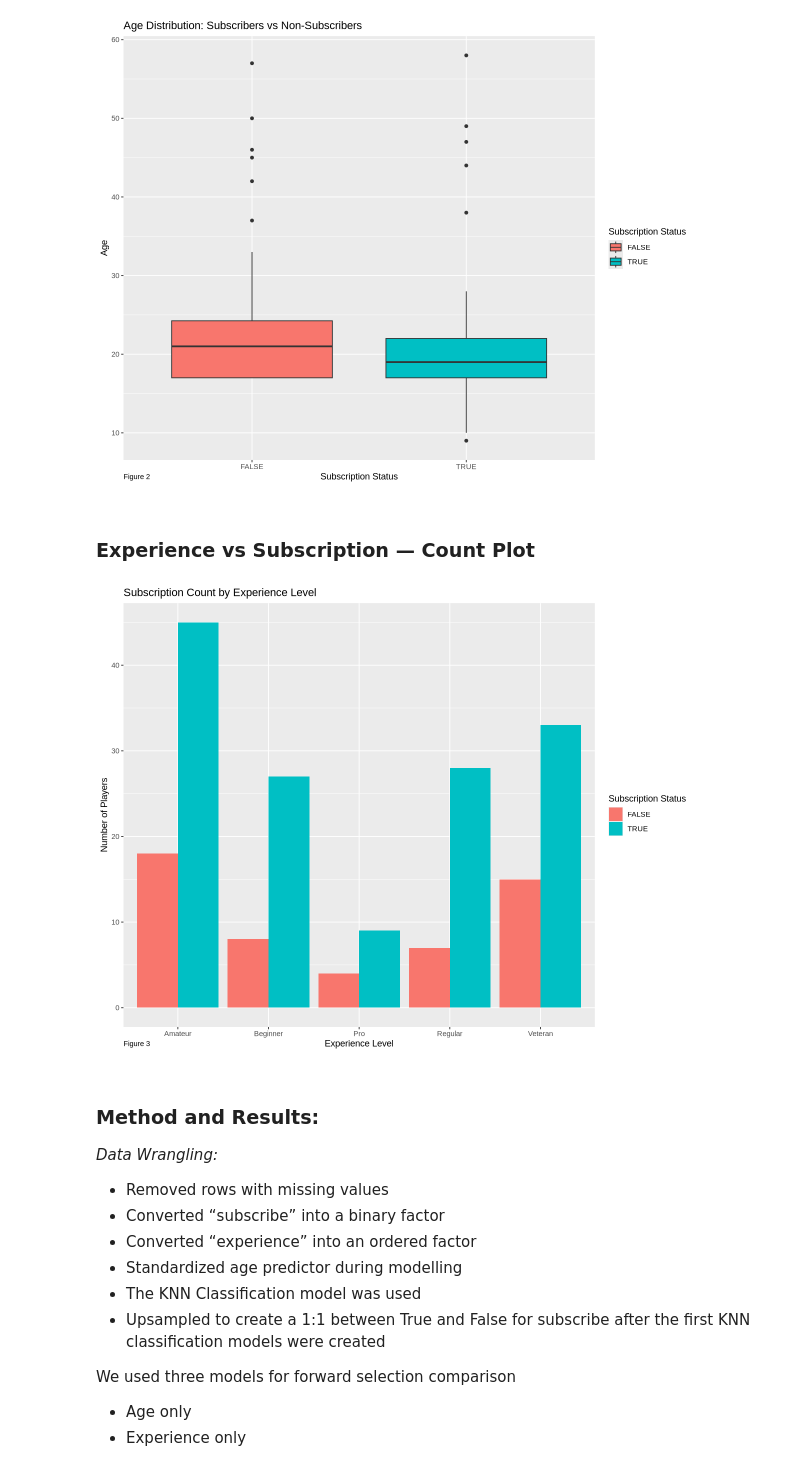
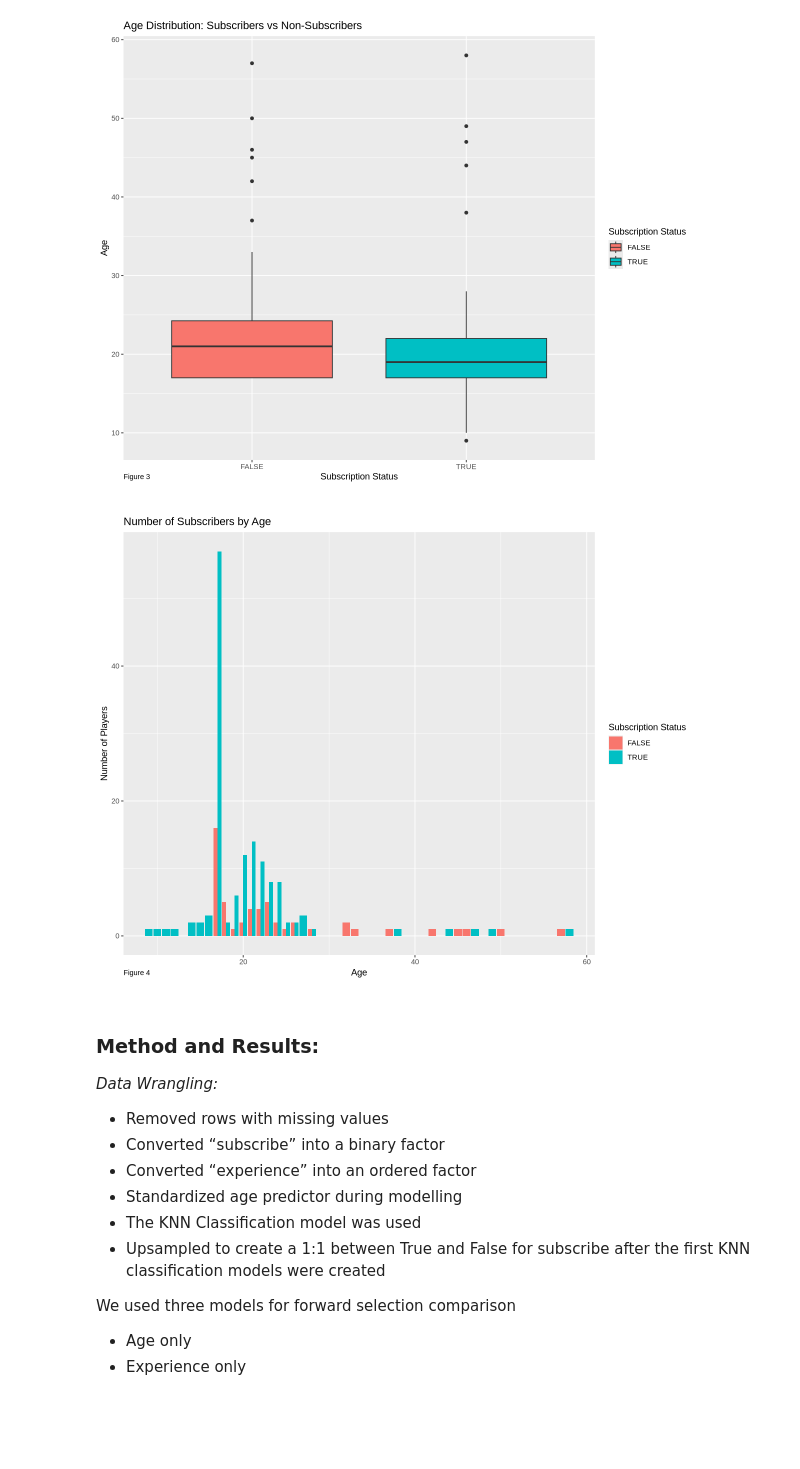
Before and after one commit to PraiseBeTheSun/DSCI-100-GROUP-PROJECT, a Jupyter notebook: DSCI Group 11 project.ipynb, the cells around one changed output. Drawn from its saved outputs; the diff is of its cells as text; code cells hidden in the pictures; blank space fills up the shorter version.

```diff
--- a/DSCI Group 11 project.ipynb
+++ b/DSCI Group 11 project.ipynb
@@ -195,19 +190,18 @@ ggplot(player_data, aes(x = subscribe, y = Age, fill = subscribe)) +
 theme(plot.caption = element_text(hjust = 0, vjust = 8))
 # %% [output]
 [figure]
-# %% [markdown]
-### Experience vs Subscription — Count Plot
-# %%
-ggplot(player_data, aes(x = experience, fill = subscribe)) +
-  geom_bar(position = "dodge") +
-  labs(title = "Subscription Count by Experience Level",
-       x = "Experience Level",
-       y = "Number of Players",
-      fill = "Subscription Status",
-      caption = "Figure 3") +
-theme(plot.caption = element_text(hjust = 0, vjust = 8))
-# %% [output]
-[figure]
+# %%
+options(repr.plot.width = 10, repr.plot.height = 8)
+ggplot(player_data, aes(x = Age, fill = subscribe)) +
+geom_bar(position = "dodge") +
+labs(title = "Number of Subscribers by Age",
+     x = "Age",
+     y = "Number of Players",
+    fill = "Subscription Status",
+    caption = "Figure 4") +
+theme(plot.caption = element_text(hjust = 0, vjust = 8))
+# %% [output]
+[figure, added]
 # %% [markdown]
 ### Method and Results:
 *Data Wrangling:*
```
Also changed, not shown: parts of 6 cells of this notebook.
